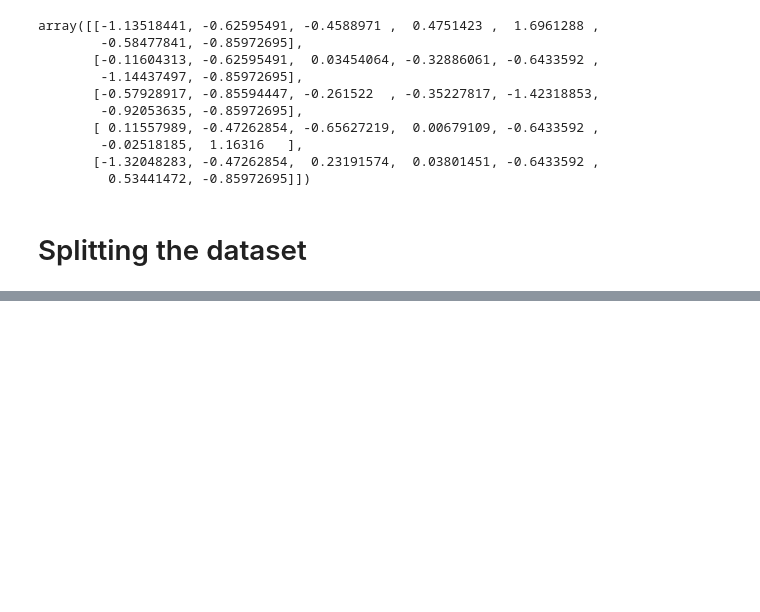
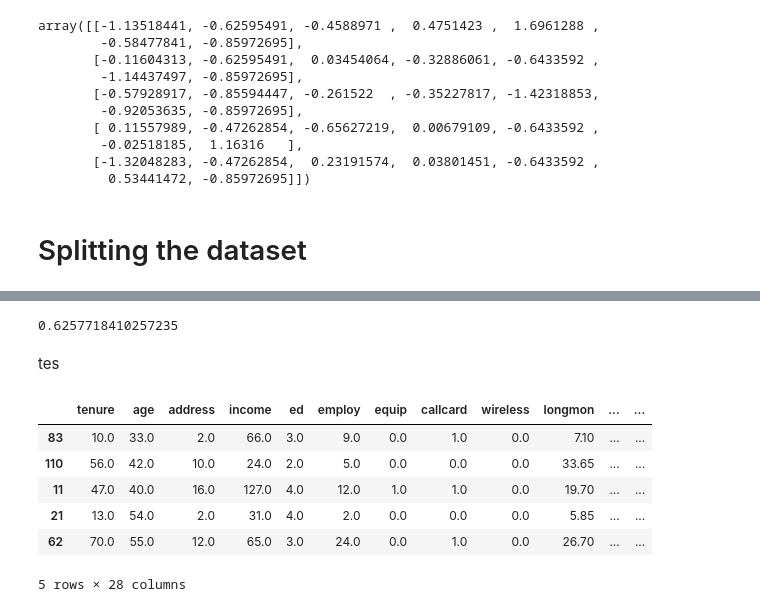
Before and after one commit to Hasan082/AI_and_Machine_learning, a Jupyter notebook: machien_learning/logistic_regression.ipynb, the cells around one changed output, grey strips where cells are left out. Saved outputs shown, nothing was run; the diff lists cells and outputs as text; code cells hidden in the pictures; blank space fills up the shorter version.

```diff
--- a/machien_learning/logistic_regression.ipynb
+++ b/machien_learning/logistic_regression.ipynb
@@ -99,0 +138,19 @@ X_train, X_test, y_train, y_test = train_test_split( X_norm, y, test_size=0.2, r
+# %%
+log_loss(y_test, yhat_prob)
+# %% [output]
+0.6257718410257235
+# %% [markdown]
+tes
+# %%
+url = "https://cf-courses-data.s3.us.cloud-object-storage.appdomain.cloud/IBMDeveloperSkillsNetwork-ML0101EN-SkillsNetwork/labs/Module%203/data/ChurnData.csv"
+df1 = pd.read_csv(url)
+
+df1.sample(5)
+# %% [output]
+|  | tenure | age | address | income | ed | employ | equip | callcard | wireless | longmon | ... | ... |
+| 83 | 10.0 | 33.0 | 2.0 | 66.0 | 3.0 | 9.0 | 0.0 | 1.0 | 0.0 | 7.10 | ... | ... |
+| 110 | 56.0 | 42.0 | 10.0 | 24.0 | 2.0 | 5.0 | 0.0 | 0.0 | 0.0 | 33.65 | ... | ... |
+| 11 | 47.0 | 40.0 | 16.0 | 127.0 | 4.0 | 12.0 | 1.0 | 1.0 | 0.0 | 19.70 | ... | ... |
+| 21 | 13.0 | 54.0 | 2.0 | 31.0 | 4.0 | 2.0 | 0.0 | 0.0 | 0.0 | 5.85 | ... | ... |
+| 62 | 70.0 | 55.0 | 12.0 | 65.0 | 3.0 | 24.0 | 0.0 | 1.0 | 0.0 | 26.70 | ... | ... |
+5 rows × 28 columns
```
Also changed, not shown: parts of 15 cells of this notebook.
